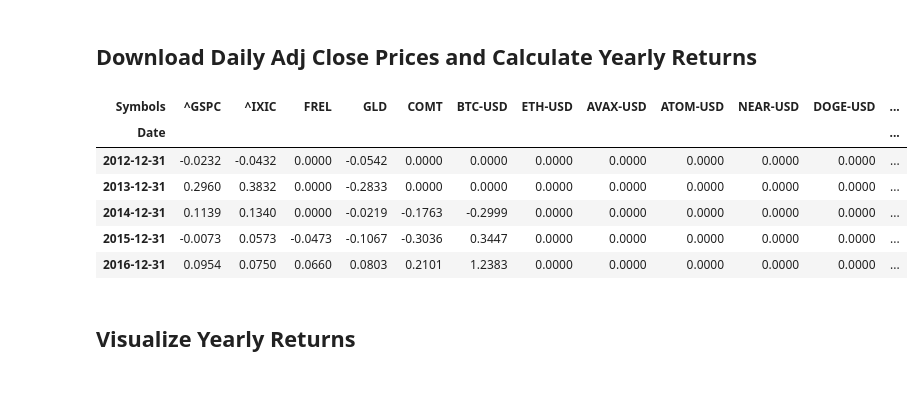
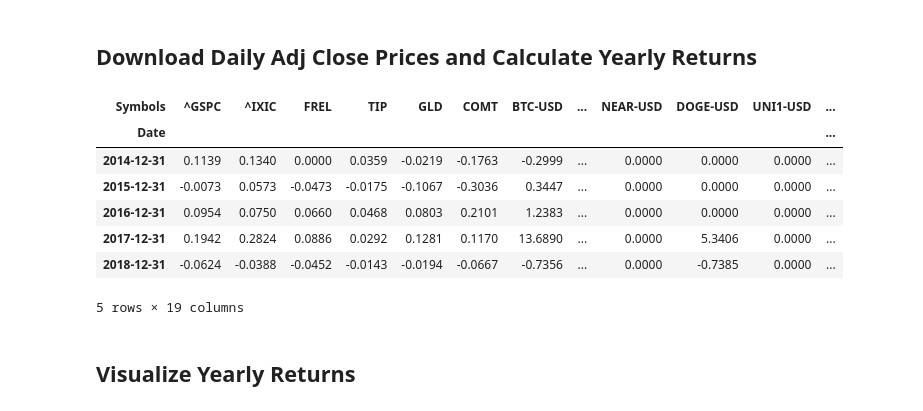
Before and after one commit to coindataschool/mixture, a Jupyter notebook: notebook/yearly_returns.ipynb, the cells around one changed output. Saved outputs shown, nothing was run; the diff lists cells and outputs as text; code cells hidden in the pictures.

```diff
--- a/notebook/yearly_returns.ipynb
+++ b/notebook/yearly_returns.ipynb
@@ -28,11 +29,10 @@ helper_dir = os.path.join(base_dir, 'helper')
 # %%
 # get 10 years of data
 end = dt.datetime.now()
-start = dt.datetime(end.year-10, end.month, end.day)
+start = dt.datetime(2014, 1, 1)
 # %%
-assets = ['^GSPC', '^IXIC', 'FREL', 'GLD', 'COMT', 'BTC-USD', 'ETH-USD', 'AVAX-USD', 'ATOM-USD', 'NEAR-USD',
-          'DOGE-USD', 'UNI1-USD', 'CRV-USD', 'CVX-USD', 'FXS-USD']
-names = {'^GSPC':'S&P 500', '^IXIC':'NASDAQ Composite', 'FREL':'Real Estate (Fidelity MSCI ETF)', 'GLD':'Gold',
-         'COMT':'Commodities (iShares GSCI ETF)', 'BTC-USD':'BTC', 'ETH-USD':'ETH', 'AVAX-USD':'Avalanche',
-         'ATOM-USD':'ATOM', 'NEAR-USD':'NEAR', 'DOGE-USD':'DOGE', 'UNI1-USD':'UNI (Uniswap)',
-         'CRV-USD':'CRV (Curve)', 'CVX-USD':'CVX (Convex)', 'FXS-USD':'FXS (Frax)'}
+assets = ['^GSPC', '^IXIC', 'FREL', 'TIP', 'GLD', 'COMT', 'BTC-USD', 'ETH-USD', 'AVAX-USD', 'SOL-USD', 'LUNA1-USD',
+          'ATOM-USD', 'NEAR-USD', 'DOGE-USD', 'UNI1-USD', 'CRV-USD', 'CVX-USD', 'FXS-USD', 'GMX1-USD']
+names = {'^GSPC':'S&P 500', '^IXIC':'NASDAQ', 'FREL':'Real Estate', 'TIP':'Inflation-linked Bond', 'GLD':'Gold', 'COMT':'Commodities',
+         'BTC-USD':'BTC', 'ETH-USD':'ETH', 'AVAX-USD':'AVAX', 'SOL-USD':'SOL', 'LUNA1-USD':'LUNC', 'ATOM-USD':'ATOM', 'NEAR-USD':'NEAR',
+         'DOGE-USD':'DOGE', 'UNI1-USD':'UNI', 'CRV-USD':'CRV', 'CVX-USD':'CVX', 'FXS-USD':'FXS', 'GMX1-USD':'GMX'}
@@ -39,14 +41,15 @@ names = {'^GSPC':'S&P 500', '^IXIC':'NASDAQ Composite', 'FREL':'Real Estate (Fid
 # %%
-prices = web.get_data_yahoo(assets, start, end)['Adj Close']
 returns = prices.pct_change().resample('Y').agg(lambda x: (x+1).prod()-1)
+returns = returns.loc['2014-12-31':,]
 returns.head()
 # %% [output]
-| Symbols | ^GSPC | ^IXIC | FREL | GLD | COMT | BTC-USD | ETH-USD | AVAX-USD | ATOM-USD | NEAR-USD | DOGE-USD | ... |
+| Symbols | ^GSPC | ^IXIC | FREL | TIP | GLD | COMT | BTC-USD | ... | NEAR-USD | DOGE-USD | UNI1-USD | ... |
 | Date |  |  |  |  |  |  |  |  |  |  |  | ... |
-| 2012-12-31 | -0.0232 | -0.0432 | 0.0000 | -0.0542 | 0.0000 | 0.0000 | 0.0000 | 0.0000 | 0.0000 | 0.0000 | 0.0000 | ... |
-| 2013-12-31 | 0.2960 | 0.3832 | 0.0000 | -0.2833 | 0.0000 | 0.0000 | 0.0000 | 0.0000 | 0.0000 | 0.0000 | 0.0000 | ... |
-| 2014-12-31 | 0.1139 | 0.1340 | 0.0000 | -0.0219 | -0.1763 | -0.2999 | 0.0000 | 0.0000 | 0.0000 | 0.0000 | 0.0000 | ... |
-| 2015-12-31 | -0.0073 | 0.0573 | -0.0473 | -0.1067 | -0.3036 | 0.3447 | 0.0000 | 0.0000 | 0.0000 | 0.0000 | 0.0000 | ... |
-| 2016-12-31 | 0.0954 | 0.0750 | 0.0660 | 0.0803 | 0.2101 | 1.2383 | 0.0000 | 0.0000 | 0.0000 | 0.0000 | 0.0000 | ... |
+| 2014-12-31 | 0.1139 | 0.1340 | 0.0000 | 0.0359 | -0.0219 | -0.1763 | -0.2999 | ... | 0.0000 | 0.0000 | 0.0000 | ... |
+| 2015-12-31 | -0.0073 | 0.0573 | -0.0473 | -0.0175 | -0.1067 | -0.3036 | 0.3447 | ... | 0.0000 | 0.0000 | 0.0000 | ... |
+| 2016-12-31 | 0.0954 | 0.0750 | 0.0660 | 0.0468 | 0.0803 | 0.2101 | 1.2383 | ... | 0.0000 | 0.0000 | 0.0000 | ... |
+| 2017-12-31 | 0.1942 | 0.2824 | 0.0886 | 0.0292 | 0.1281 | 0.1170 | 13.6890 | ... | 0.0000 | 5.3406 | 0.0000 | ... |
+| 2018-12-31 | -0.0624 | -0.0388 | -0.0452 | -0.0143 | -0.0194 | -0.0667 | -0.7356 | ... | 0.0000 | -0.7385 | 0.0000 | ... |
+5 rows × 19 columns
 # %% [markdown]
 ## Visualize Yearly Returns
```
Also changed, not shown: parts of 7 cells of this notebook, 10 other files.
